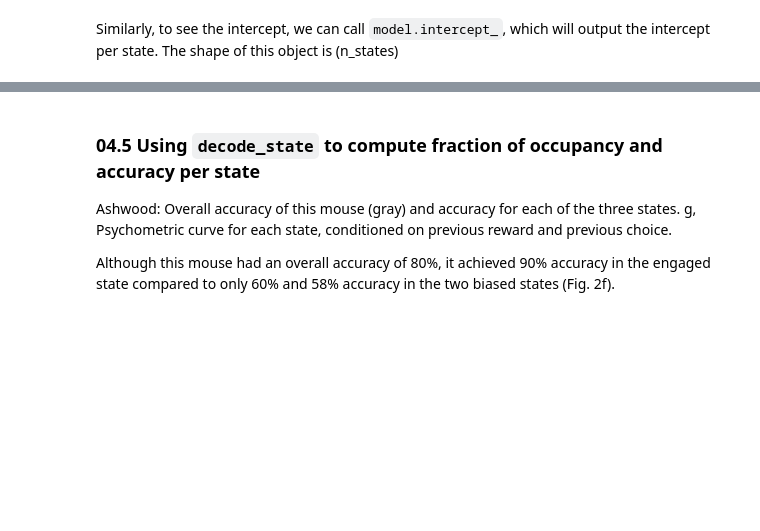
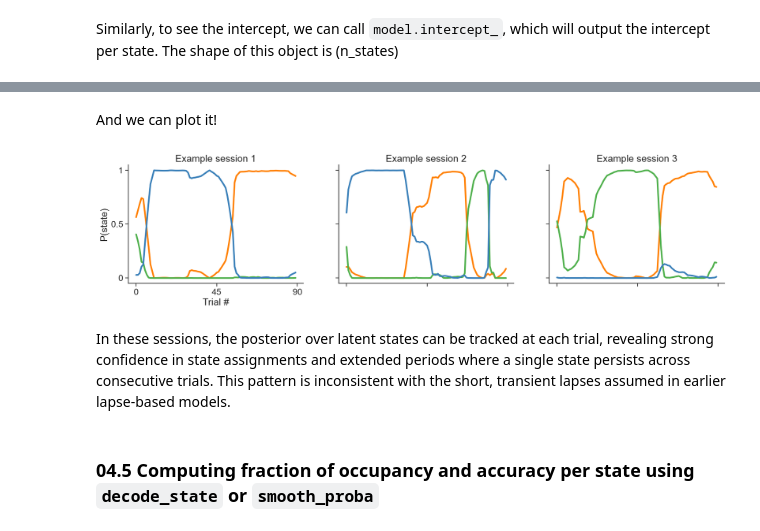
Before and after one commit to camila-maura/glm_hmm_notebook, a Jupyter notebook: scripts/01_ashwood_replication.ipynb, the cells around one changed output, grey strips where cells are left out. Cells and saved outputs as stored; diff of their text form; code cells hidden in the pictures; blank space fills up the shorter version.

````diff
--- a/scripts/01_ashwood_replication.ipynb
+++ b/scripts/01_ashwood_replication.ipynb
@@ -892,11 +483,7 @@ admonition !! careful, if your choice data contains nan values, they will be han
 # %%
-# new_sess array
-# Create array of 1s and 0s marking session boundaries
-new_sess_mouse = np.zeros(len(session), dtype=int)
-new_sess_mouse[0] = 1  # First entry is always 1
-
 # Mark where session changes
-new_sess_mouse[1:] = (session[1:] != session[:-1]).astype(int)
+new_sess_mouse = np.ones(len(session), dtype=int)
+new_sess_mouse[1:] = (session[1:] != session[:-1])
 
 # Get positions of start of sessions
 new_sess_pos = np.array(np.where(new_sess_mouse==1))
@@ -1312,0 +913,10 @@ for example_session in range(len(ax)):
+# %%
+# Compute smooth_proba
+posteriors = model.smooth_proba(X, choices_tsd)
+print(f"First five osteriors \n{posteriors[:5]} \n")
+
+# Each (non nan) row sums to 1
+valid = ~np.isnan(posteriors).any(axis=1)
+print(
+    f"Each row sums to 1: {np.allclose(posteriors[valid].sum(axis=1), 1)}"
+)
@@ -1312,0 +935,2 @@ for example_session in range(len(ax)):
+# %% [markdown]
+And we can plot it!
@@ -1313,5 +1003,8 @@ for example_session in range(len(ax)):
+# %%
+plot_posteriors(posteriors)
+# %% [output]
+[figure, added]
+# %% [markdown]
+In these sessions, the posterior over latent states can be tracked at each trial, revealing strong confidence in state assignments and extended periods where a single state persists across consecutive trials. This pattern is inconsistent with the short, transient lapses assumed in earlier lapse-based models.
 # %% [markdown]
-### 04.5 Using ```decode_state``` to compute fraction of occupancy and accuracy per state
-Ashwood: Overall accuracy of this mouse (gray) and accuracy for each of the three states. g, Psychometric curve for each state, conditioned on previous reward and previous choice.
-
-Although this mouse had an overall accuracy of 80%, it achieved 90% accuracy in the engaged state compared to only 60% and 58% accuracy in the two biased states (Fig. 2f).
+### 04.5 Computing fraction of occupancy and accuracy per state using ```decode_state``` or ```smooth_proba```
````
Also changed, not shown: parts of 113 cells of this notebook, 4 other files.
